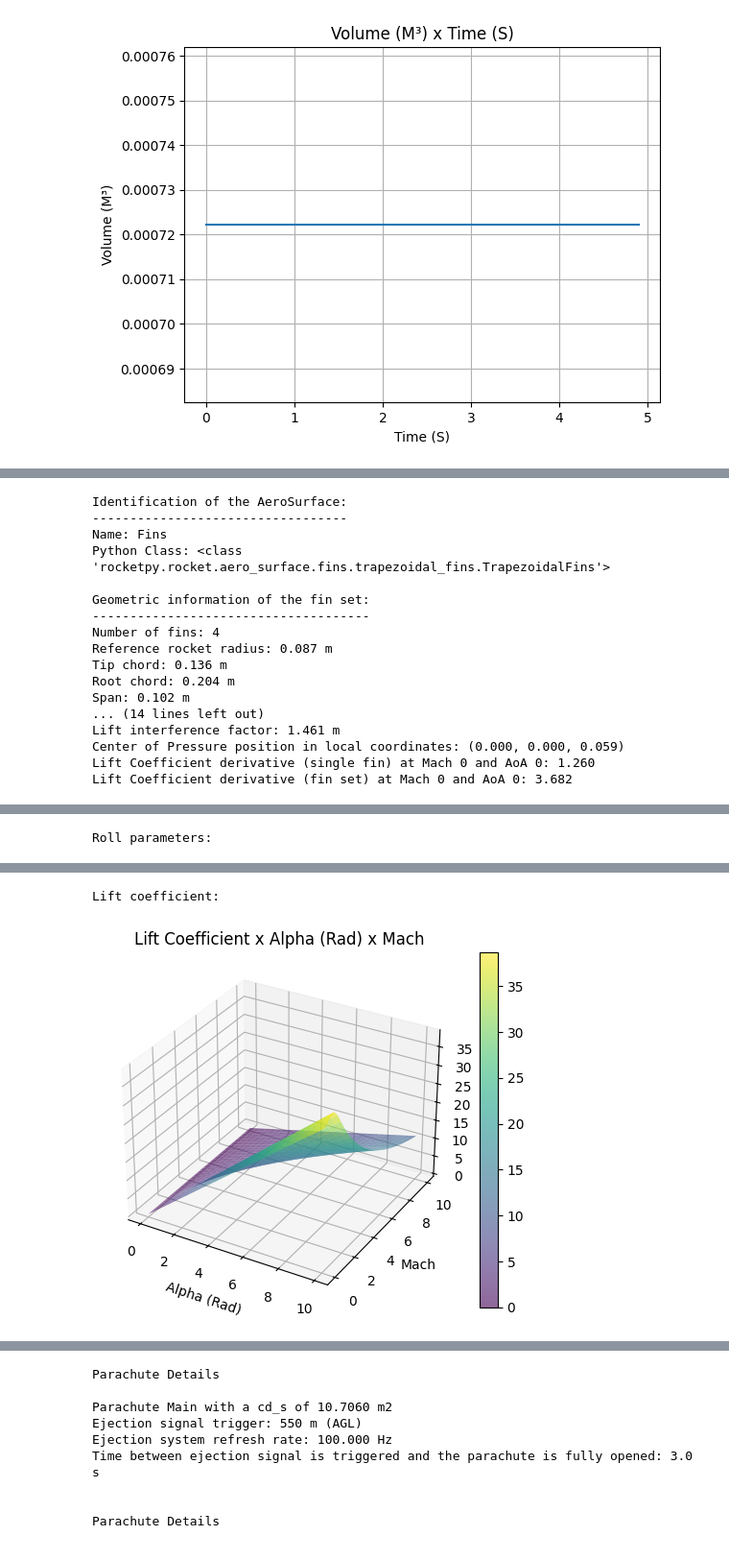
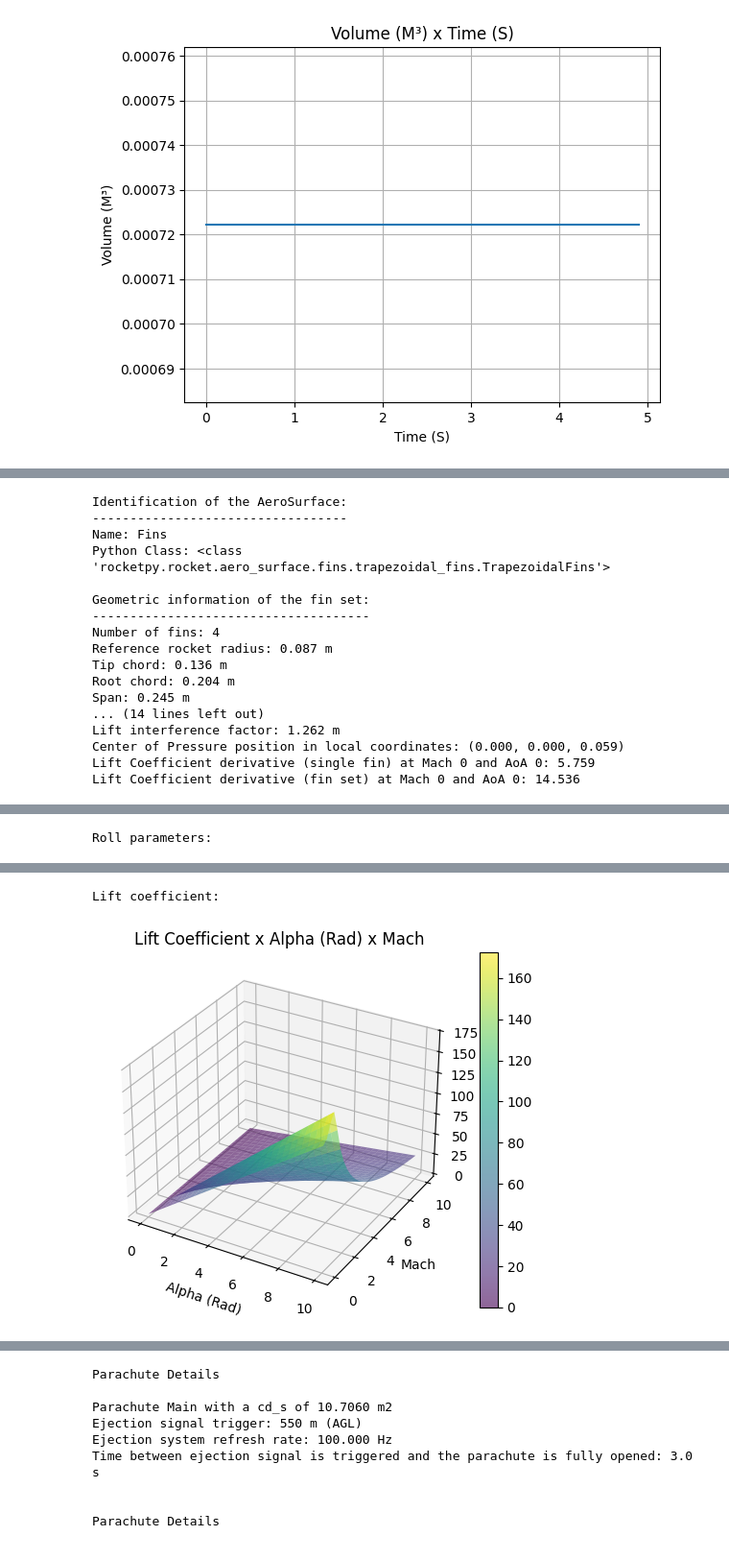
Before and after one commit to Simba-Avionic/Simulations, a Jupyter notebook: R7_Simulation_RocketPy.ipynb, the cells around one changed output, grey strips where cells are left out. Shown at 96% size. Drawn from its saved outputs; the diff is of its cells as text; code cells hidden in the pictures.

```diff
--- a/R7_Simulation_RocketPy.ipynb
+++ b/R7_Simulation_RocketPy.ipynb
@@ -184,18 +184,18 @@ Total Impulse: 20380.293 Ns
 # %%
 R7 = Rocket(
     radius=0.087,
-    mass=25,
-    inertia=(0,0,0),
+    mass=36.47,
+    inertia=(-0.028376785, -0.031428815, 0.195413534),
     power_off_drag="C:/Users/alicj/Desktop/SimBa_Simulations/Simulations/powerOffDragCurve.csv",
     power_on_drag="C:/Users/alicj/Desktop/SimBa_Simulations/Simulations/powerOnDragCurve.csv",
-    center_of_mass_without_motor=1.94828,
+    center_of_mass_without_motor=2.2055,
     coordinate_system_orientation="tail_to_nose"
 )
 # %%
 R7.add_motor(hybrid_motor, position=0)
 # %%
 buttons = R7.set_rail_buttons(
-    upper_button_position=1.91455,
+    upper_button_position=3.024,
     lower_button_position=0.94021,
     angular_position=10,
 )
@@ -218,11 +218,11 @@ Center of Pressure position in local coordinates: (0.000, 0.000, 0.000)
 Lift coefficient derivative at Mach 0 and AoA 0: 0.000 1/rad
 # %%
 nose=R7.add_nose(
-    length=0.750,
+    length=0.76,
     kind="powerseries",
     bluffness=None,
     power=0.8,
-    position=3.917)
+    position=4.26744)
 
 nose.all_info()
 # %% [output]
@@ -249,12 +249,12 @@ Lift coefficient derivative at Mach 0 and AoA 0: 2.000 1/rad
 tail=R7.add_tail(
     top_radius=0.087,
     bottom_radius=0.072,
-    length=0.095,
-    position=0.095,
+    length=0.085,
+    position=0.085,
 
 )
 
-#tail.slant_length=0.0835
+#tail.slant_length=86,38/1000
 #tail.surface_area=0.0478365
 
 tail.all_info()
@@ -283,7 +283,7 @@ fins = R7.add_trapezoidal_fins(
     n=4,
     root_chord=0.204,
     tip_chord=0.136,
-    span=0.1016,
+    span=0.1225*2,
     sweep_length=0.034,
     cant_angle=0,
     position=0.353,
@@ -302,9 +302,9 @@ Number of fins: 4
 Reference rocket radius: 0.087 m
 Tip chord: 0.136 m
 Root chord: 0.204 m
-Span: 0.102 m
+Span: 0.245 m
 ... (14 lines left out)
-Lift interference factor: 1.461 m
+Lift interference factor: 1.262 m
 Center of Pressure position in local coordinates: (0.000, 0.000, 0.059)
-Lift Coefficient derivative (single fin) at Mach 0 and AoA 0: 1.260
-Lift Coefficient derivative (fin set) at Mach 0 and AoA 0: 3.682
+Lift Coefficient derivative (single fin) at Mach 0 and AoA 0: 5.759
+Lift Coefficient derivative (fin set) at Mach 0 and AoA 0: 14.536
@@ -315,2 +315,2 @@ Roll parameters:
 Lift coefficient:
-[figure, old version]
+[figure, new version]
```
Also changed, not shown: parts of 15 cells of this notebook.
